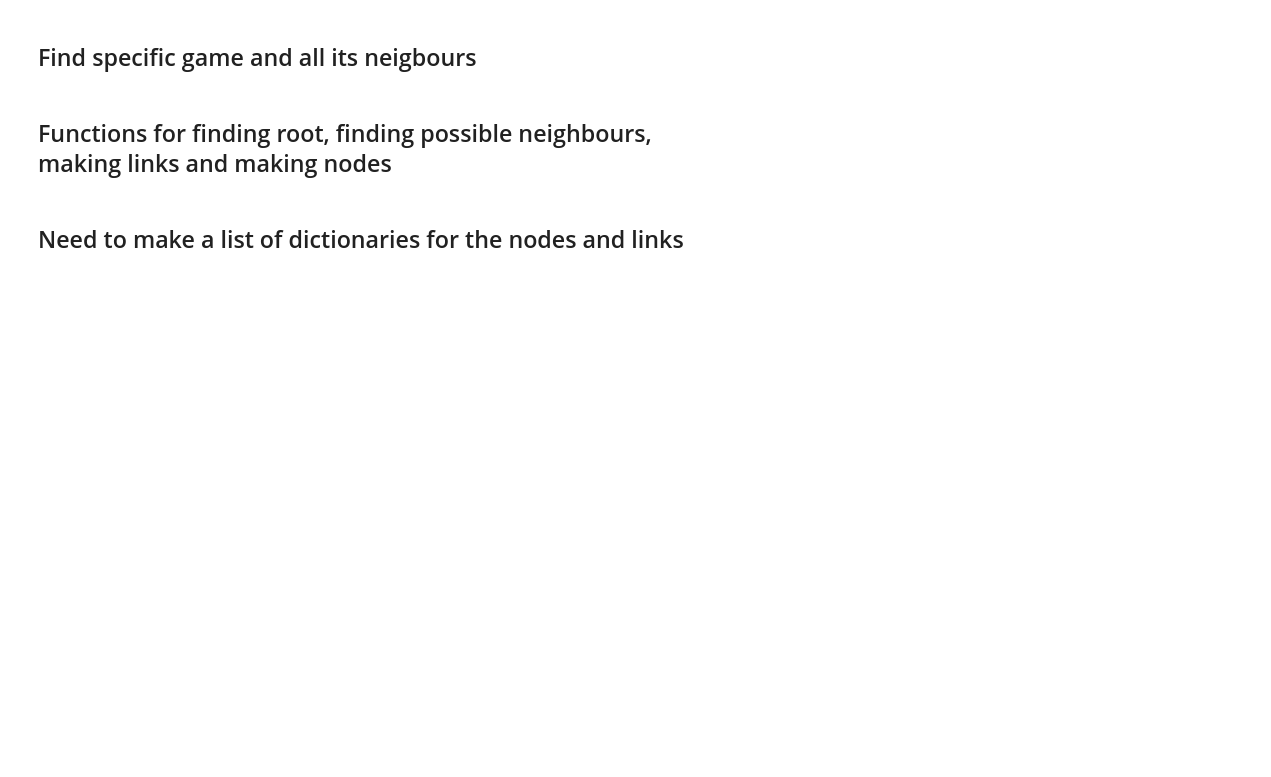
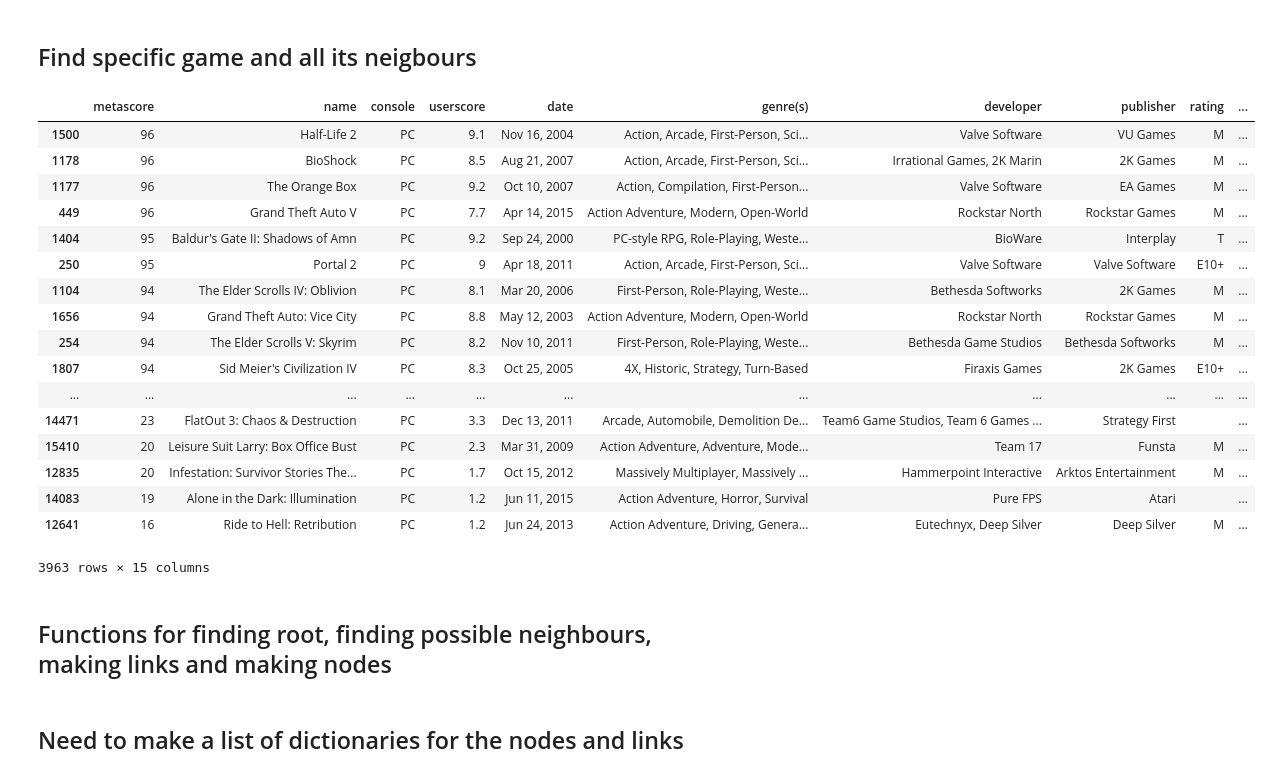
Before and after one commit to Tobi1kenobi/metacritic-games-vis, a Jupyter notebook: Notebooks/Force_graph_generator.ipynb, the cells around one changed output. Saved outputs shown, nothing was run; the diff lists cells and outputs as text; code cells hidden in the pictures; blank space fills up the shorter version.

```diff
--- a/Notebooks/Force_graph_generator.ipynb
+++ b/Notebooks/Force_graph_generator.ipynb
@@ -14,10 +14,29 @@ details = details.sort_values('metascore',ascending=False)
 ## Find specific game and all its neigbours
 # %%
 # Filter database first for one platform only
-ps3_details = details.loc[details['console']=='PS3']
+ps3_details = details.loc[details['console']=='PC']
 
 ps3_details.loc[ps3_details['name'].str.contains('Club').fillna(False)]
 ps3_details
+# %% [output]
+|  | metascore | name | console | userscore | date | genre(s) | developer | publisher | rating | ... |
+| 1500 | 96 | Half-Life 2 | PC | 9.1 | Nov 16, 2004 | Action, Arcade, First-Person, Sci... | Valve Software | VU Games | M | ... |
+| 1178 | 96 | BioShock | PC | 8.5 | Aug 21, 2007 | Action, Arcade, First-Person, Sci... | Irrational Games, 2K Marin | 2K Games | M | ... |
+| 1177 | 96 | The Orange Box | PC | 9.2 | Oct 10, 2007 | Action, Compilation, First-Person... | Valve Software | EA Games | M | ... |
+| 449 | 96 | Grand Theft Auto V | PC | 7.7 | Apr 14, 2015 | Action Adventure, Modern, Open-World | Rockstar North | Rockstar Games | M | ... |
+| 1404 | 95 | Baldur's Gate II: Shadows of Amn | PC | 9.2 | Sep 24, 2000 | PC-style RPG, Role-Playing, Weste... | BioWare | Interplay | T | ... |
+| 250 | 95 | Portal 2 | PC | 9 | Apr 18, 2011 | Action, Arcade, First-Person, Sci... | Valve Software | Valve Software | E10+ | ... |
+| 1104 | 94 | The Elder Scrolls IV: Oblivion | PC | 8.1 | Mar 20, 2006 | First-Person, Role-Playing, Weste... | Bethesda Softworks | 2K Games | M | ... |
+| 1656 | 94 | Grand Theft Auto: Vice City | PC | 8.8 | May 12, 2003 | Action Adventure, Modern, Open-World | Rockstar North | Rockstar Games | M | ... |
+| 254 | 94 | The Elder Scrolls V: Skyrim | PC | 8.2 | Nov 10, 2011 | First-Person, Role-Playing, Weste... | Bethesda Game Studios | Bethesda Softworks | M | ... |
+| 1807 | 94 | Sid Meier's Civilization IV | PC | 8.3 | Oct 25, 2005 | 4X, Historic, Strategy, Turn-Based | Firaxis Games | 2K Games | E10+ | ... |
+| ... | ... | ... | ... | ... | ... | ... | ... | ... | ... | ... |
+| 14471 | 23 | FlatOut 3: Chaos & Destruction | PC | 3.3 | Dec 13, 2011 | Arcade, Automobile, Demolition De... | Team6 Game Studios, Team 6 Games ... | Strategy First |  | ... |
+| 15410 | 20 | Leisure Suit Larry: Box Office Bust | PC | 2.3 | Mar 31, 2009 | Action Adventure, Adventure, Mode... | Team 17 | Funsta | M | ... |
+| 12835 | 20 | Infestation: Survivor Stories The... | PC | 1.7 | Oct 15, 2012 | Massively Multiplayer, Massively ... | Hammerpoint Interactive | Arktos Entertainment | M | ... |
+| 14083 | 19 | Alone in the Dark: Illumination | PC | 1.2 | Jun 11, 2015 | Action Adventure, Horror, Survival | Pure FPS | Atari |  | ... |
+| 12641 | 16 | Ride to Hell: Retribution | PC | 1.2 | Jun 24, 2013 | Action Adventure, Driving, Genera... | Eutechnyx, Deep Silver | Deep Silver | M | ... |
+3963 rows × 15 columns
 # %% [markdown]
 ## Functions for finding root, finding possible neighbours, making links and making nodes
 # %%
```
Also changed, not shown: parts of 2 cells of this notebook, 4 other files.
